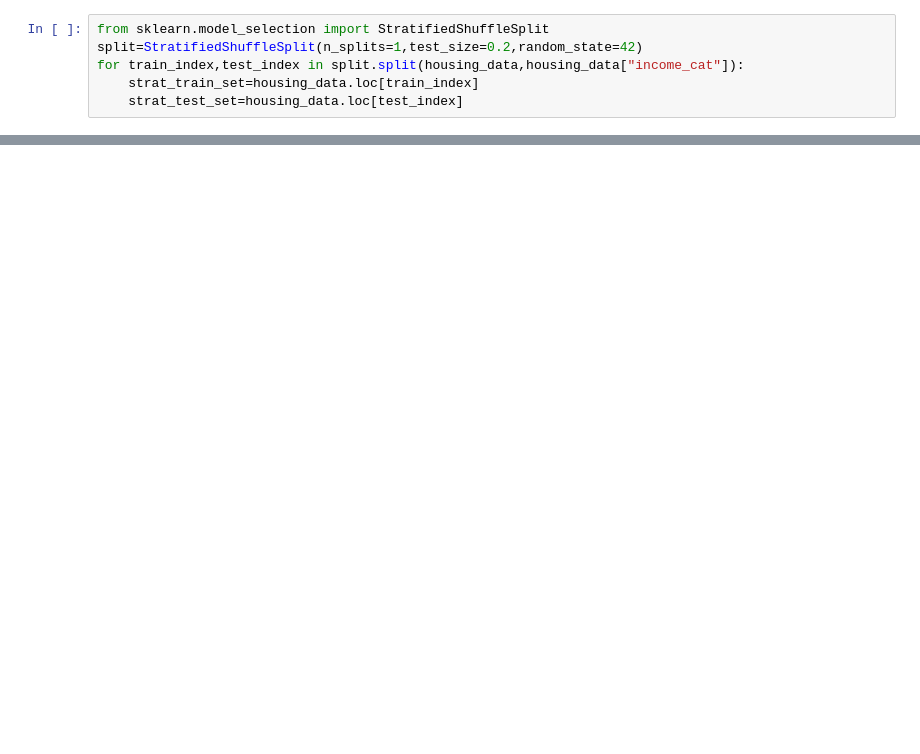
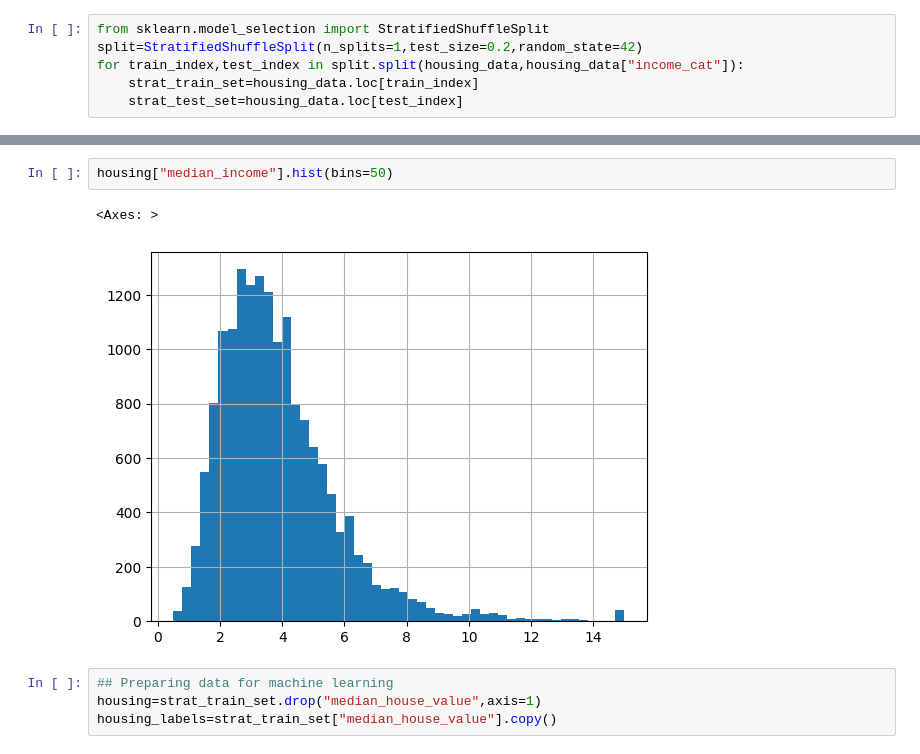
Before and after one commit to prashanth30-n/Exploring_ML, a Jupyter notebook: implementations/Untitled.ipynb, the cells around one changed output, grey strips where cells are left out. Cells and saved outputs as stored; diff of their text form; blank space fills up the shorter version.

```diff
--- a/implementations/Untitled.ipynb
+++ b/implementations/Untitled.ipynb
@@ -150,0 +232,9 @@ strat_train_set
+# %%
+housing["median_income"].hist(bins=50)
+# %% [output]
+<Axes: >
+[figure, added]
+# %%
+## Preparing data for machine learning
+housing=strat_train_set.drop("median_house_value",axis=1)
+housing_labels=strat_train_set["median_house_value"].copy()
```
Also changed, not shown: parts of 17 cells of this notebook.
